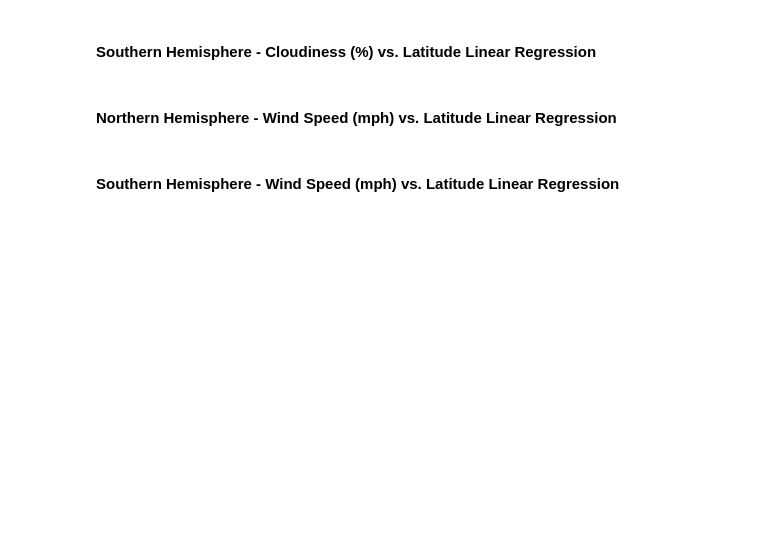
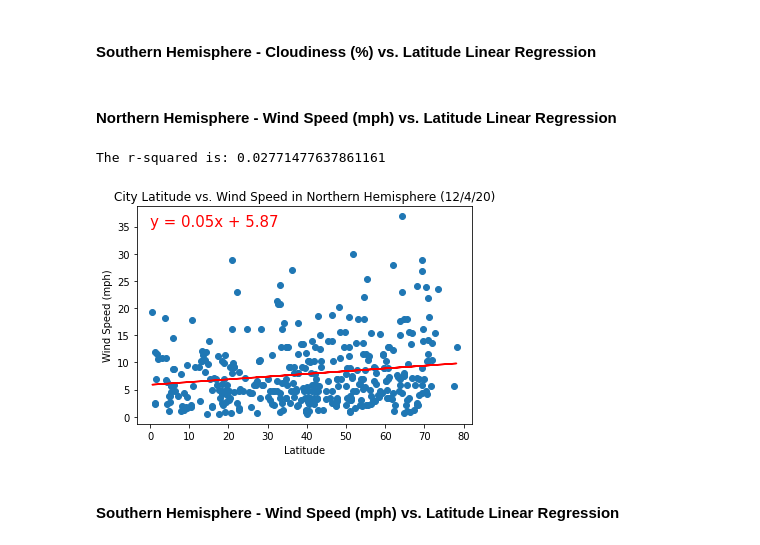
Before and after one commit to ntarver0409/weatherAnalysis, a Jupyter notebook: weatherAnalysis.ipynb, the cells around one changed output. Saved outputs shown, nothing was run; the diff lists cells and outputs as text; code cells hidden in the pictures; blank space fills up the shorter version.

```diff
--- a/weatherAnalysis.ipynb
+++ b/weatherAnalysis.ipynb
@@ -225,5 +305,30 @@ plt.savefig("outputData/latVsWind.png")
 ####  Southern Hemisphere - Cloudiness (%) vs. Latitude Linear Regression
 # %% [markdown]
 ####  Northern Hemisphere - Wind Speed (mph) vs. Latitude Linear Regression
+# %%
+(slope, intercept, rvalue, pvalue, stderr) = linregress(northHem["Lat"],northHem["Wind Speed"])
+
+regressValues = (northHem["Lat"]) * slope + intercept
+
+lineEq = "y = " + str(round(slope,2)) + "x + " + str(round(intercept,2))
+
+plt.scatter(northHem["Lat"],northHem["Wind Speed"])
+
+plt.plot((northHem["Lat"]),regressValues,"r-")
+
+plt.title("City Latitude vs. Wind Speed in Northern Hemisphere (12/4/20)")
+
+plt.xlabel("Latitude")
+
+plt.ylabel("Wind Speed (mph)")
+
+plt.annotate(lineEq,(0,35),fontsize=15,color="red")
+
+print(f"The r-squared is: {rvalue**2}")
+
+plt.savefig("outputData/northLatVsWind.png")
+# %% [output]
+The r-squared is: 0.02771477637861161
+[figure, added]
 # %% [markdown]
 ####  Southern Hemisphere - Wind Speed (mph) vs. Latitude Linear Regression
```
Also changed, not shown: parts of 4 cells of this notebook.
